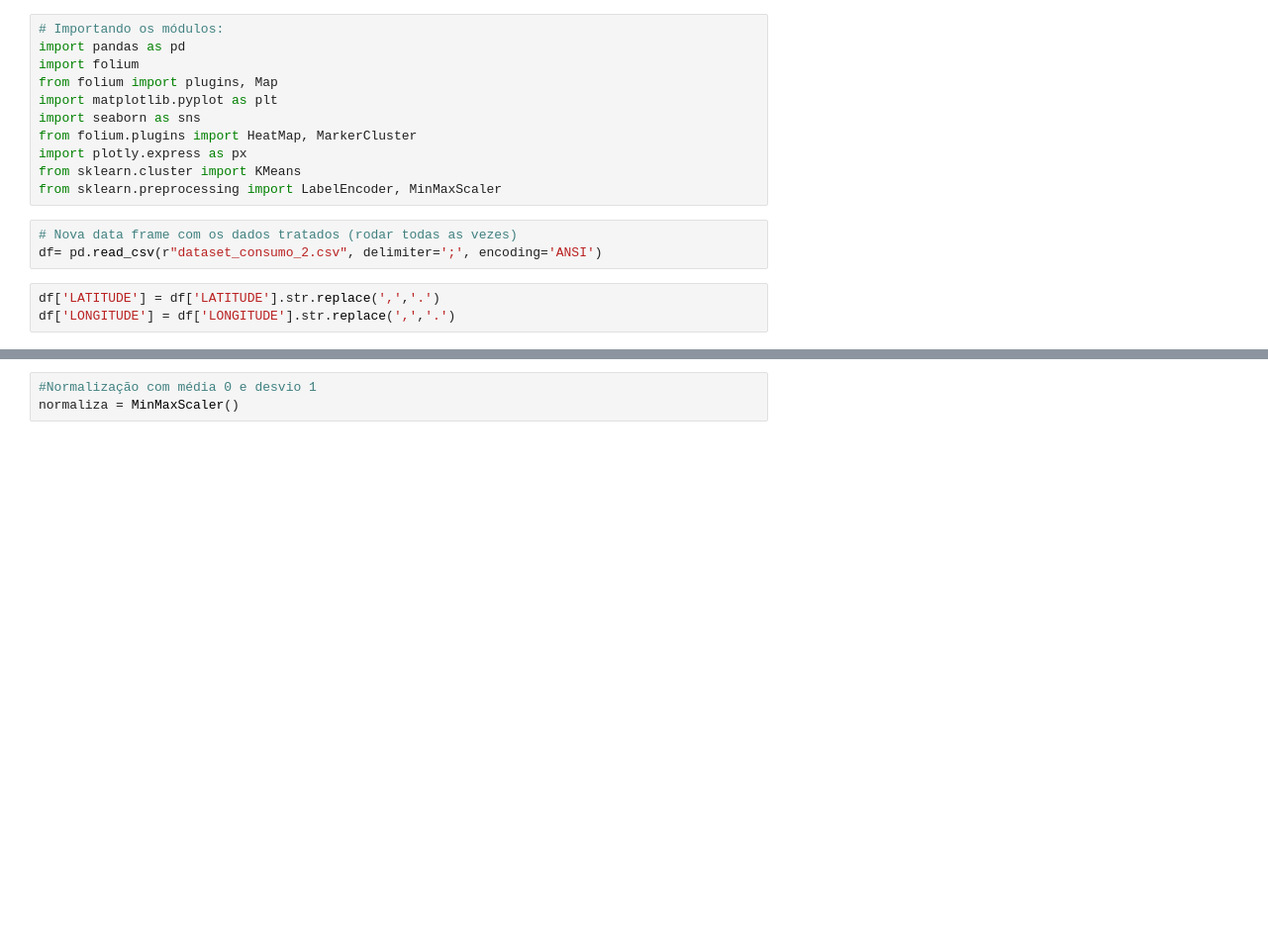
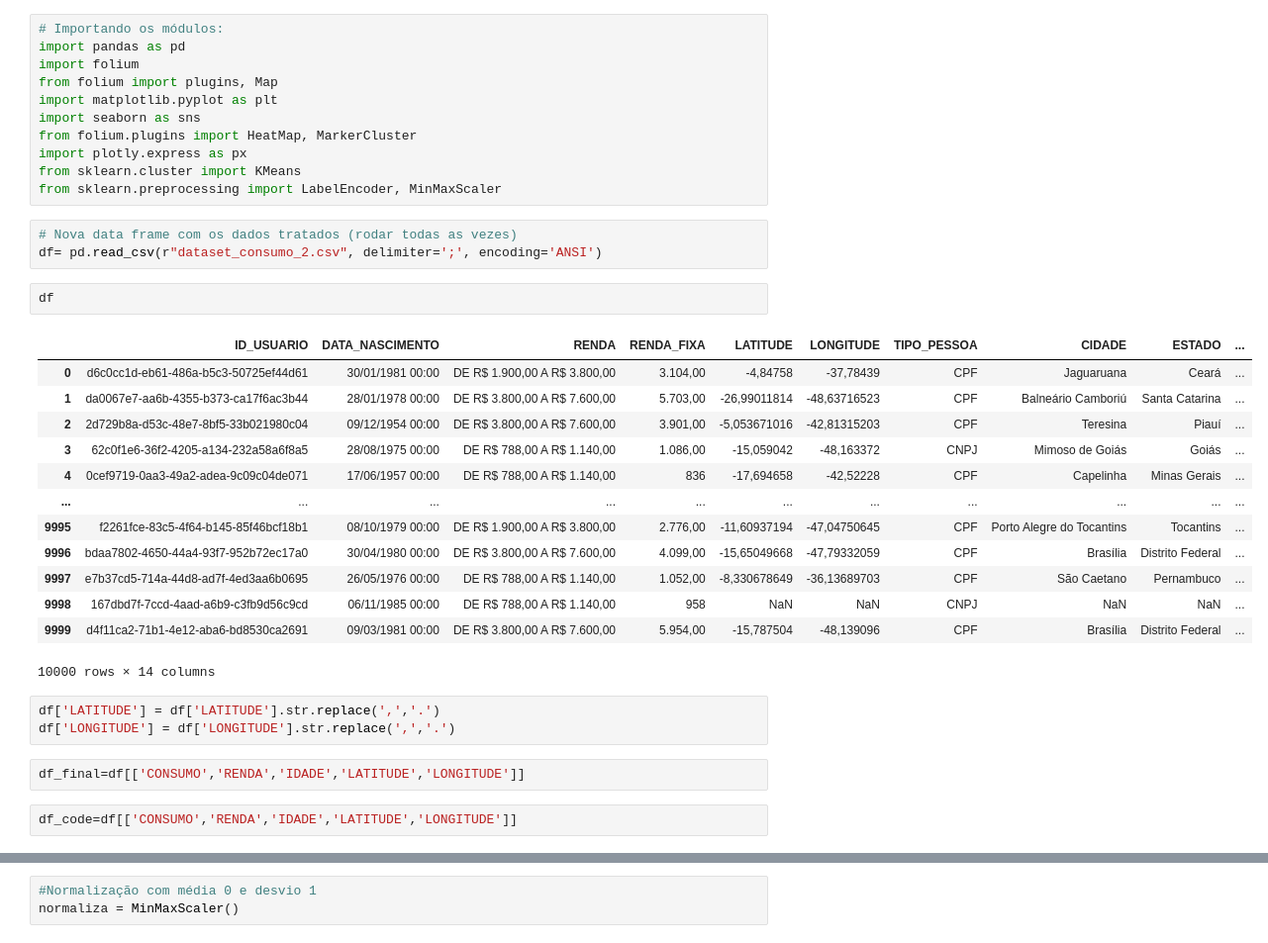
Before and after one commit to rodrigoqfcosta/API-SPC, a Jupyter notebook: analise_jupyter/spc_estudo_3.ipynb, the cells around one changed output, grey strips where cells are left out. Shown at 99% size. Drawn from its saved outputs; the diff is of its cells as text; blank space fills up the shorter version.

```diff
--- a/analise_jupyter/spc_estudo_3.ipynb
+++ b/analise_jupyter/spc_estudo_3.ipynb
@@ -12,7 +12,27 @@ from sklearn.preprocessing import LabelEncoder, MinMaxScaler
 # %%
 # Nova data frame com os dados tratados (rodar todas as vezes)
 df= pd.read_csv(r"dataset_consumo_2.csv", delimiter=';', encoding='ANSI')
+# %%
+df
+# %% [output]
+|  | ID_USUARIO | DATA_NASCIMENTO | RENDA | RENDA_FIXA | LATITUDE | LONGITUDE | TIPO_PESSOA | CIDADE | ESTADO | ... |
+| 0 | d6c0cc1d-eb61-486a-b5c3-50725ef44d61 | 30/01/1981 00:00 | DE R$ 1.900,00 A R$ 3.800,00 | 3.104,00 | -4,84758 | -37,78439 | CPF | Jaguaruana | Ceará | ... |
+| 1 | da0067e7-aa6b-4355-b373-ca17f6ac3b44 | 28/01/1978 00:00 | DE R$ 3.800,00 A R$ 7.600,00 | 5.703,00 | -26,99011814 | -48,63716523 | CPF | Balneário Camboriú | Santa Catarina | ... |
+| 2 | 2d729b8a-d53c-48e7-8bf5-33b021980c04 | 09/12/1954 00:00 | DE R$ 3.800,00 A R$ 7.600,00 | 3.901,00 | -5,053671016 | -42,81315203 | CPF | Teresina | Piauí | ... |
+| 3 | 62c0f1e6-36f2-4205-a134-232a58a6f8a5 | 28/08/1975 00:00 | DE R$ 788,00 A R$ 1.140,00 | 1.086,00 | -15,059042 | -48,163372 | CNPJ | Mimoso de Goiás | Goiás | ... |
+| 4 | 0cef9719-0aa3-49a2-adea-9c09c04de071 | 17/06/1957 00:00 | DE R$ 788,00 A R$ 1.140,00 | 836 | -17,694658 | -42,52228 | CPF | Capelinha | Minas Gerais | ... |
+| ... | ... | ... | ... | ... | ... | ... | ... | ... | ... | ... |
+| 9995 | f2261fce-83c5-4f64-b145-85f46bcf18b1 | 08/10/1979 00:00 | DE R$ 1.900,00 A R$ 3.800,00 | 2.776,00 | -11,60937194 | -47,04750645 | CPF | Porto Alegre do Tocantins | Tocantins | ... |
+| 9996 | bdaa7802-4650-44a4-93f7-952b72ec17a0 | 30/04/1980 00:00 | DE R$ 3.800,00 A R$ 7.600,00 | 4.099,00 | -15,65049668 | -47,79332059 | CPF | Brasília | Distrito Federal | ... |
+| 9997 | e7b37cd5-714a-44d8-ad7f-4ed3aa6b0695 | 26/05/1976 00:00 | DE R$ 788,00 A R$ 1.140,00 | 1.052,00 | -8,330678649 | -36,13689703 | CPF | São Caetano | Pernambuco | ... |
+| 9998 | 167dbd7f-7ccd-4aad-a6b9-c3fb9d56c9cd | 06/11/1985 00:00 | DE R$ 788,00 A R$ 1.140,00 | 958 | NaN | NaN | CNPJ | NaN | NaN | ... |
+| 9999 | d4f11ca2-71b1-4e12-aba6-bd8530ca2691 | 09/03/1981 00:00 | DE R$ 3.800,00 A R$ 7.600,00 | 5.954,00 | -15,787504 | -48,139096 | CPF | Brasília | Distrito Federal | ... |
+10000 rows × 14 columns
 # %%
 df['LATITUDE'] = df['LATITUDE'].str.replace(',','.')
 df['LONGITUDE'] = df['LONGITUDE'].str.replace(',','.')
+# %%
+df_final=df[['CONSUMO','RENDA','IDADE','LATITUDE','LONGITUDE']]
+# %%
+df_code=df[['CONSUMO','RENDA','IDADE','LATITUDE','LONGITUDE']]
 # %%
```
Also changed, not shown: parts of 57 cells of this notebook, 6 other files.
